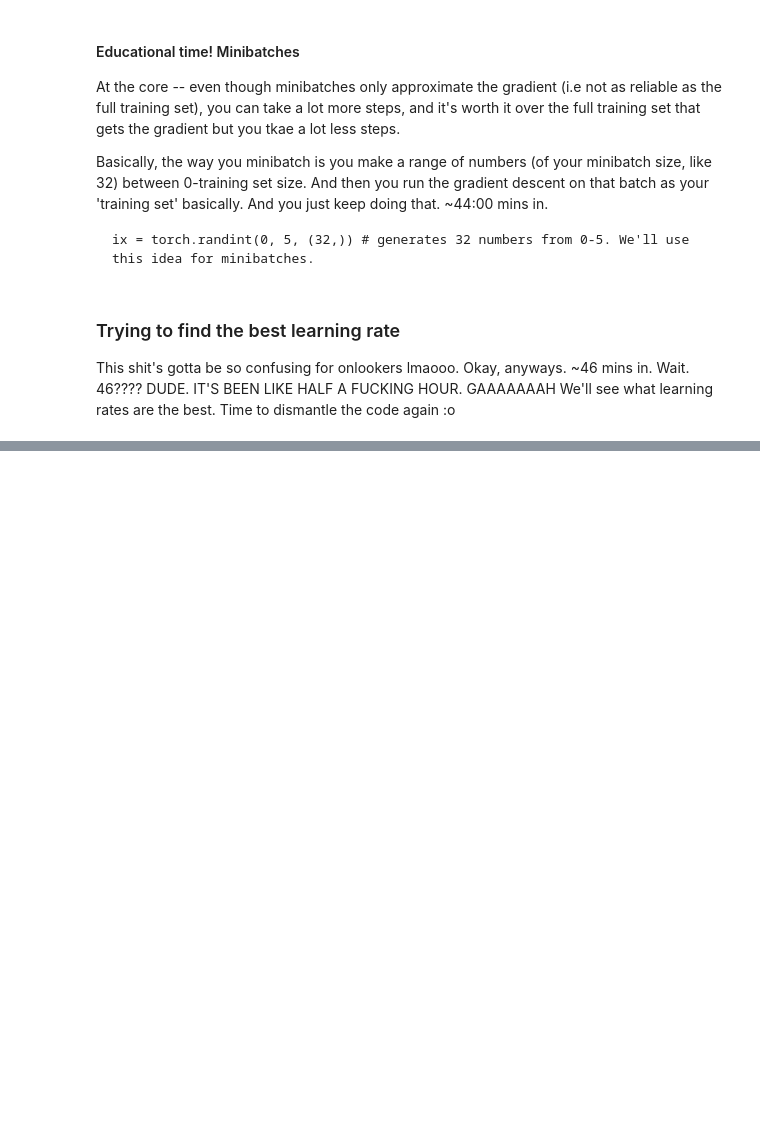
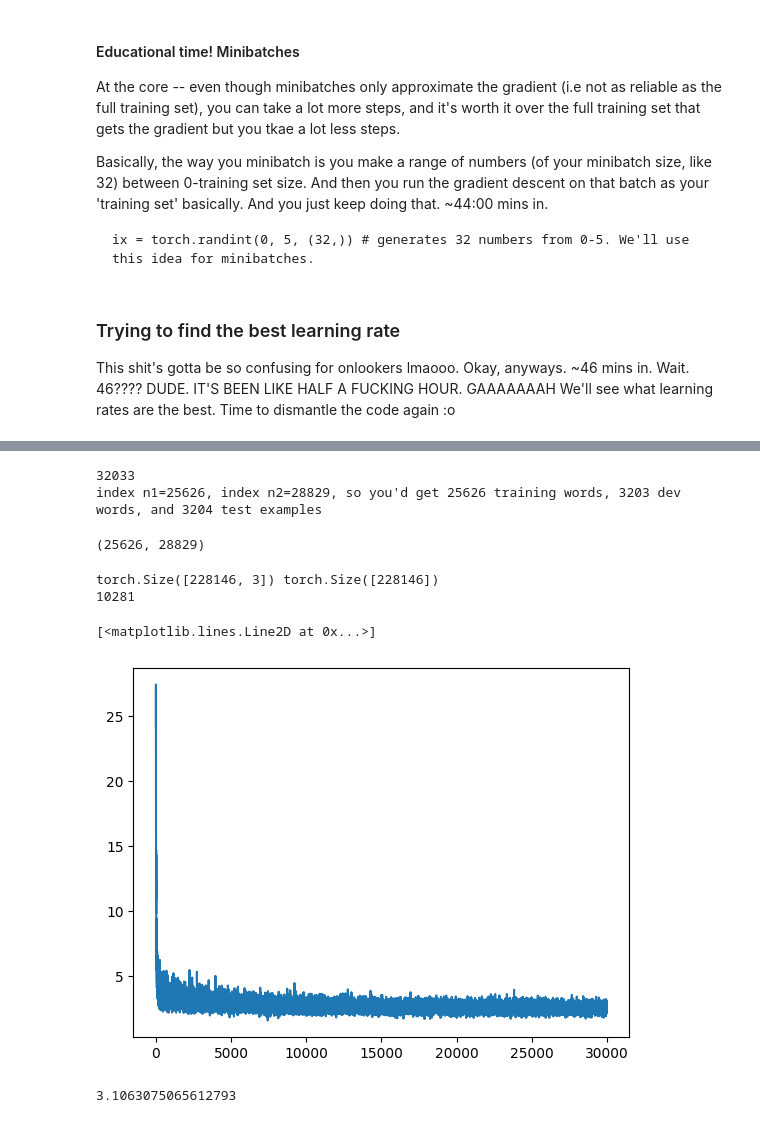
Before and after one commit to Antimatter543/karpathy-NN-lectures, a Jupyter notebook: 3 - makemoreNLP/makemore_nlp.ipynb, the cells around one changed output, grey strips where cells are left out. Cells and saved outputs as stored; diff of their text form; code cells hidden in the pictures; blank space fills up the shorter version.

```diff
--- a/3 - makemoreNLP/makemore_nlp.ipynb
+++ b/3 - makemoreNLP/makemore_nlp.ipynb
@@ -387,4 +383,7 @@ ix = torch.randint(0, 5, (32,)) # generates 32 numbers from 0-5. We'll use this
 ### Trying to find the best learning rate
 This shit's gotta be so confusing for onlookers lmaooo. Okay, anyways. ~46 mins in. Wait. 46???? DUDE. IT'S BEEN LIKE HALF A FUCKING HOUR. GAAAAAAAH
 We'll see what learning rates are the best. Time to dismantle the code again :o
+# %%
+X, Y = generate_dataset(words, 3)
+parameters = generate_parameters()
 # %%
@@ -425,0 +470,8 @@ loss=tensor(2.6687, grad_fn=<NllLossBackward0>)
+# %%
+print(len(words))
+print(f"index {n1=}, index {n2=}, so you'd get {n1} training words, {n2-n1} dev words, and {len(words)-n2} test examples")
+n1, n2,  # This would be how many training sets,
+# %% [output]
+32033
+index n1=25626, index n2=28829, so you'd get 25626 training words, 3203 dev words, and 3204 test examples
+(25626, 28829)
@@ -425,0 +495,59 @@ loss=tensor(2.6687, grad_fn=<NllLossBackward0>)
+# %%
+## Okay, so again, but now we'll train on training set only
+X, Y = generate_dataset(words, 3)
+# parameters = generate_parameters()
+parameters = generate_BIG_parameters()
+
+lre = torch.linspace(-3, 0, 1000) # generates 1000 points equally distanced between -3, 0
+lrs = 10**lre # exponential spacing :o
+# %% [output]
+torch.Size([228146, 3]) torch.Size([228146])
+10281
+# %%
+# lri = []  # learning rates we used
+lossi = [] # losses due to that learning rate.
+stepi = []
+# %%
+C, W1, b1, W2, b2 = parameters
+for i in range(30000):
+	# Forward pass -- this is minibatched!
+
+	# Construct minibatch (of size 32)
+	ix = torch.randint(0, Xtr.shape[0], (32,)) # 32 random ints from size of 0- training set
+
+	# forward pass
+	emb = C[Xtr[ix]] # (32,3,2) here
+	h = torch.tanh(emb.view(-1, 6) @ W1 + b1) # (32, 100). Hardedcoded af 3*embedding size :flushed:
+	logits = h @ W2 + b2 # (32, 27)
+
+	loss = F.cross_entropy(logits, Ytr[ix]) # Does the epic normalisation stuff
+	# print(f'{loss=}')
+
+	# backward pass - zero grad, backprop
+	for p in parameters:
+		p.grad = None
+	loss.backward()
+
+	# update
+	# lr = lrs[i]
+	lr = 0.1
+	for p in parameters:
+		p.data += -lr * p.grad
+
+	# # track stats
+	# lri.append(lr)
+	stepi.append(i)
+	lossi.append(loss.item())
+
+
+# print(f'{loss=}') # This is the loss for the minibatch rn.
+# %%
+plt.plot(stepi, lossi) # the minibatches are what is creating that bit of noises of look OOOOO EEEEEE OOOOO EEEE fluctuation
+# # It could be an idea to increase batchsize so the fluctuation isn't so boobobdobol
+# %% [output]
+[<matplotlib.lines.Line2D at 0x...>]
+[figure, added]
+# %%
+print(loss.item())
+# %% [output]
+3.1063075065612793
```
Also changed, not shown: parts of 23 cells of this notebook.
